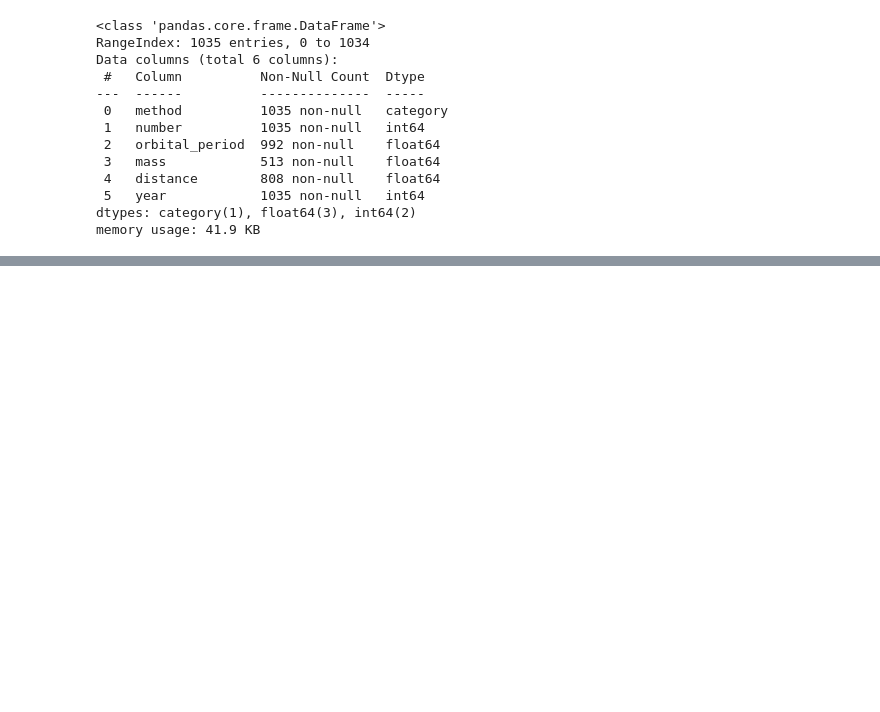
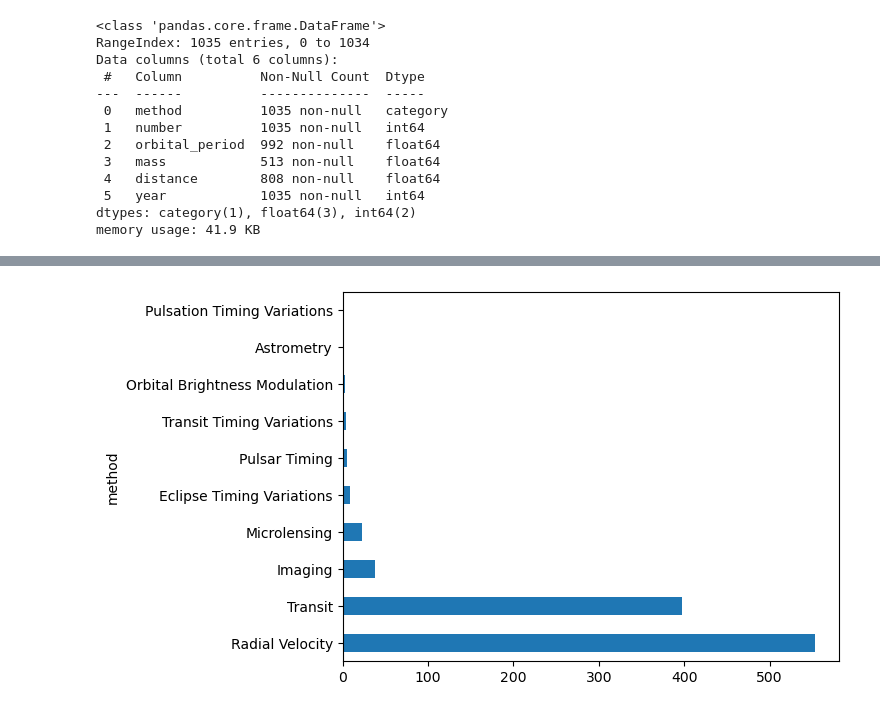
Before and after one commit to erayinal/Python, a Jupyter notebook: Udemy/_9NumericalPython/_5Seaborn.ipynb, the cells around one changed output, grey strips where cells are left out. Cells and saved outputs as stored; diff of their text form; code cells hidden in the pictures; blank space fills up the shorter version.

Commit message:
Updated Seaborn section for data visualization

```diff
--- a/Udemy/_9NumericalPython/_5Seaborn.ipynb
+++ b/Udemy/_9NumericalPython/_5Seaborn.ipynb
@@ -62,0 +128,8 @@ memory usage: 41.9 KB
+# %%
+df.select_dtypes(include=["category"]).head()
+df.method.unique()
+df["method"].value_counts().count()
+df["method"].value_counts()
+df["method"].value_counts().plot.barh();
+# %% [output]
+[figure, added]
```
Also changed, not shown: parts of 9 cells of this notebook, 3 other files.
